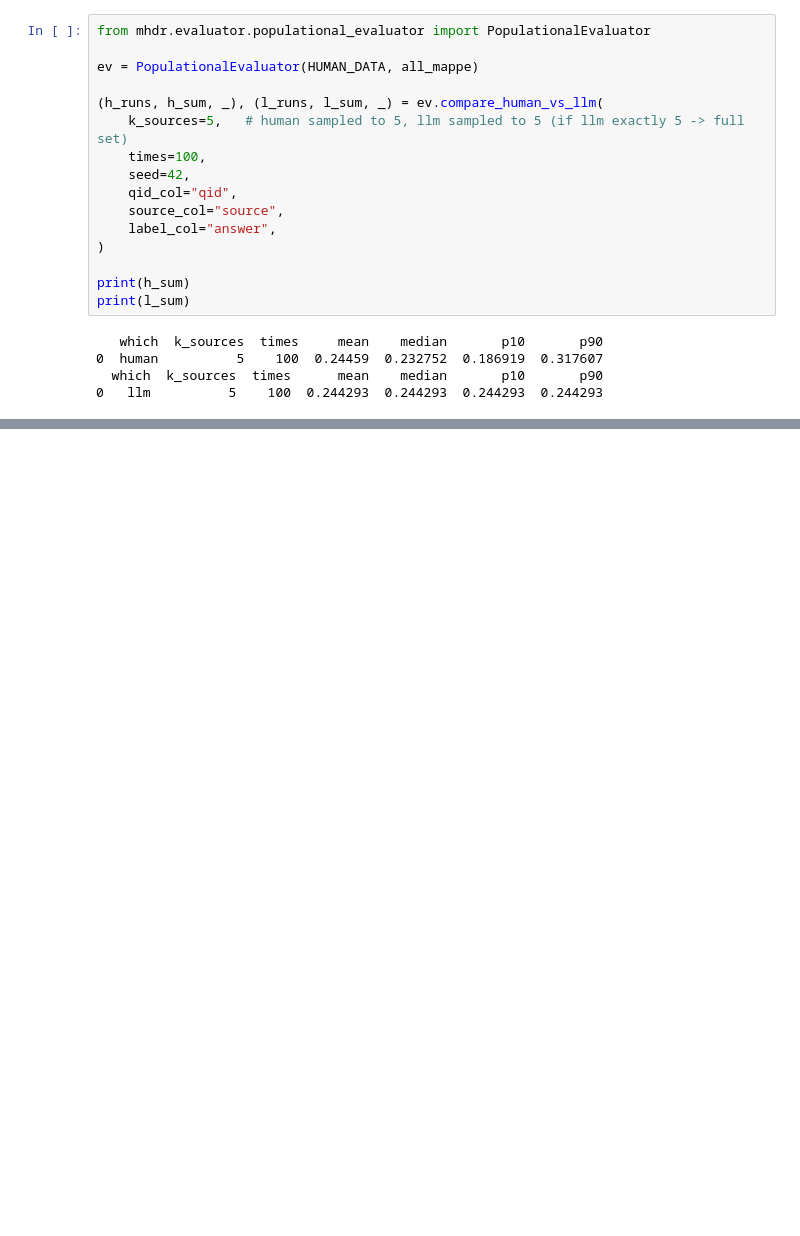
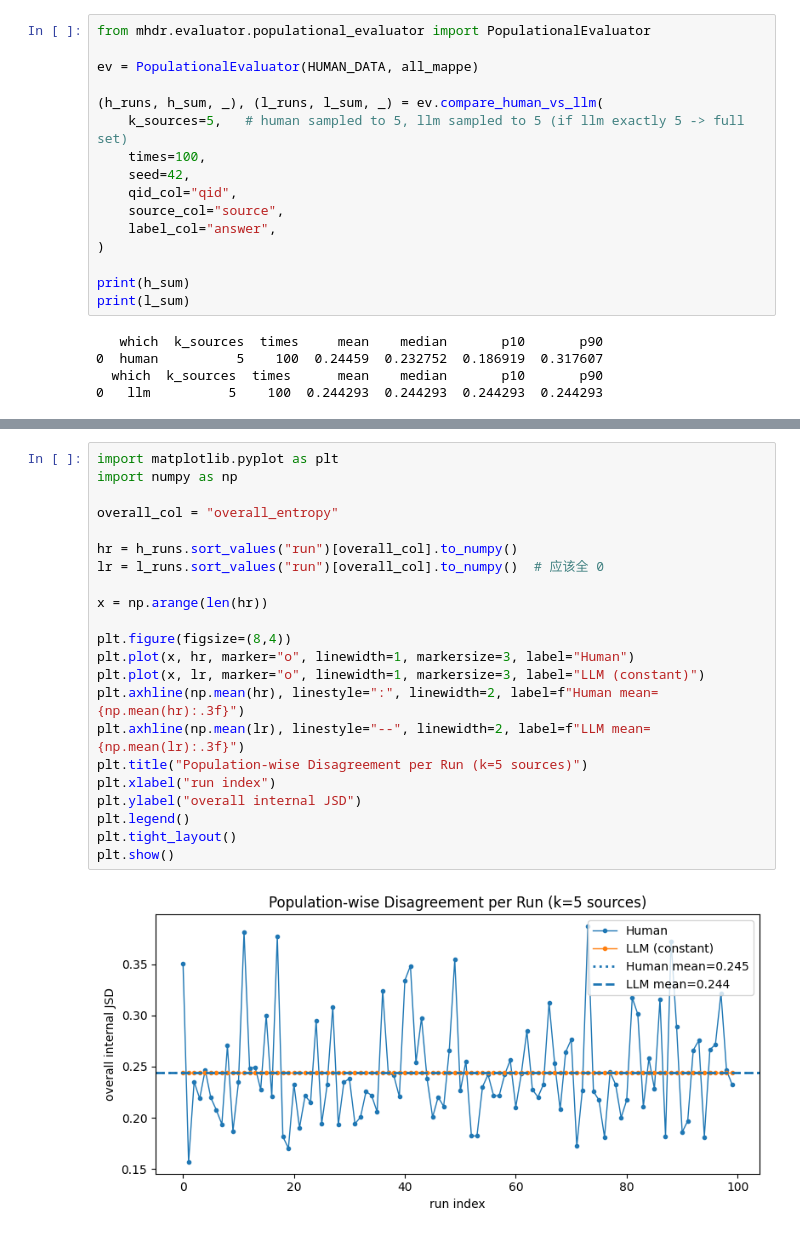
Before and after one commit to RemMyFav/mentalhealth-dimension-reduction, a Jupyter notebook: laboratory/04_populational_jsd_compare/populational_jsd.ipynb, the cells around one changed output, grey strips where cells are left out. Saved outputs shown, nothing was run; the diff lists cells and outputs as text; blank space fills up the shorter version.

```diff
--- a/laboratory/04_populational_jsd_compare/populational_jsd.ipynb
+++ b/laboratory/04_populational_jsd_compare/populational_jsd.ipynb
@@ -86,0 +311,24 @@ print(l_sum)
+# %%
+import matplotlib.pyplot as plt
+import numpy as np
+
+overall_col = "overall_entropy"
+
+hr = h_runs.sort_values("run")[overall_col].to_numpy()
+lr = l_runs.sort_values("run")[overall_col].to_numpy()  # 应该全 0
+
+x = np.arange(len(hr))
+
+plt.figure(figsize=(8,4))
+plt.plot(x, hr, marker="o", linewidth=1, markersize=3, label="Human")
+plt.plot(x, lr, marker="o", linewidth=1, markersize=3, label="LLM (constant)")
+plt.axhline(np.mean(hr), linestyle=":", linewidth=2, label=f"Human mean={np.mean(hr):.3f}")
+plt.axhline(np.mean(lr), linestyle="--", linewidth=2, label=f"LLM mean={np.mean(lr):.3f}")
+plt.title("Population-wise Disagreement per Run (k=5 sources)")
+plt.xlabel("run index")
+plt.ylabel("overall internal JSD")
+plt.legend()
+plt.tight_layout()
+plt.show()
+# %% [output]
+[figure, added]
```
Also changed, not shown: parts of 5 cells of this notebook, 14 other files.
